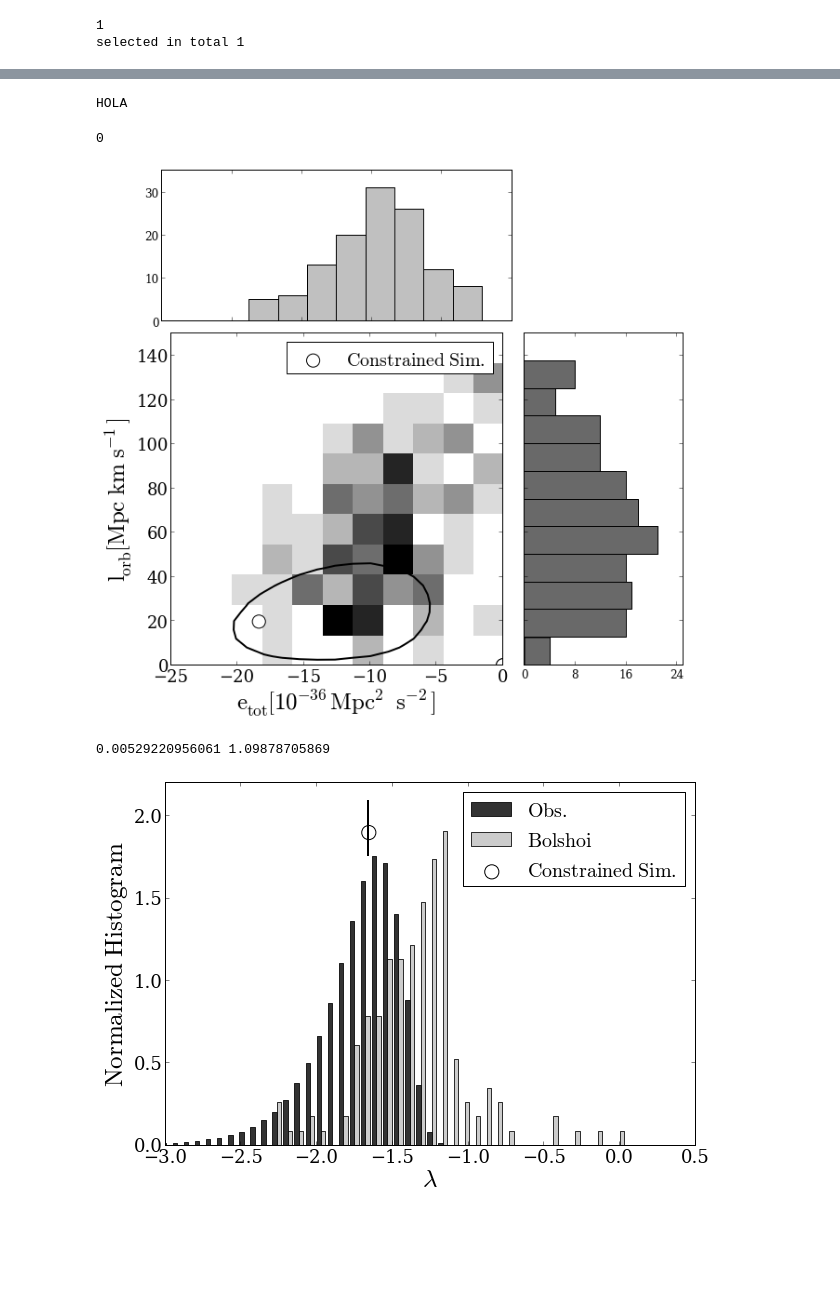
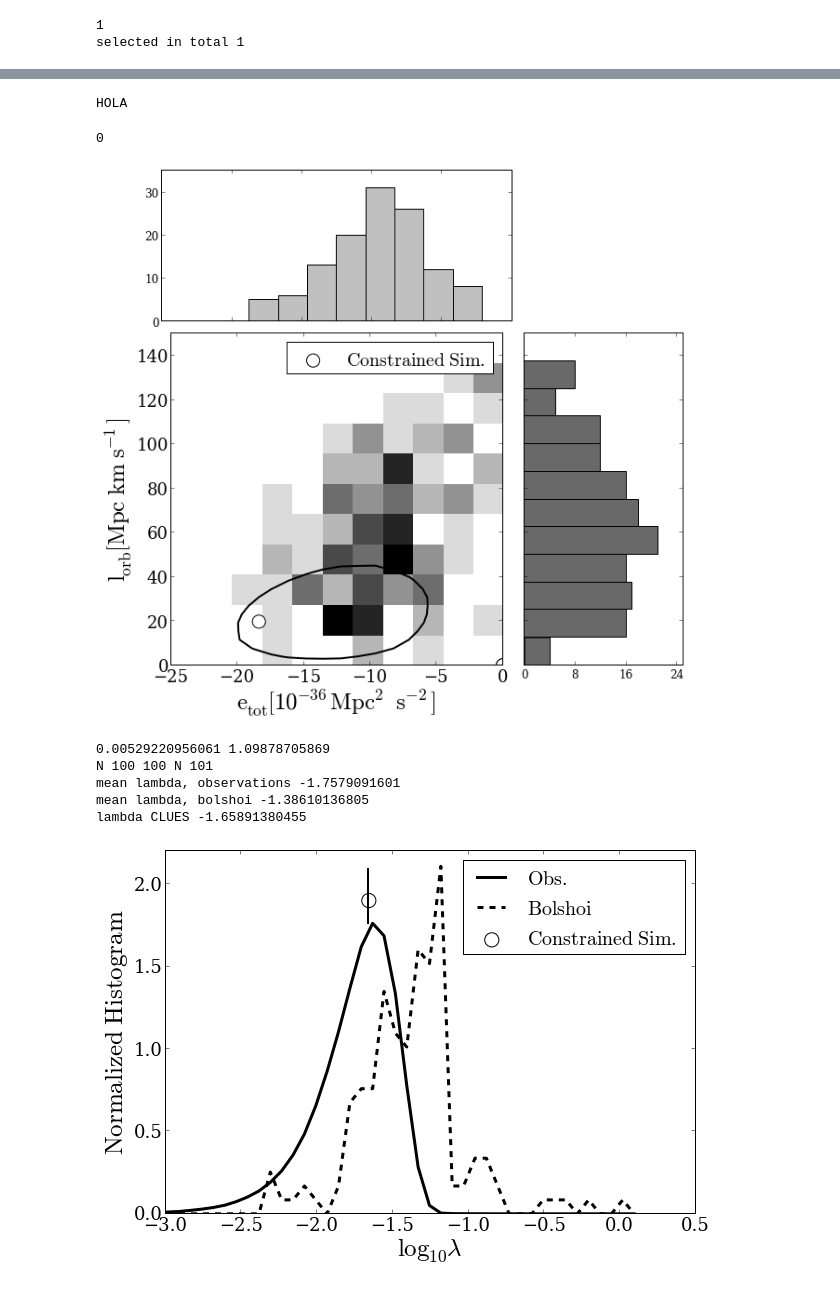
Before and after one commit to astroandes/LG_Kinematics, a Jupyter notebook: code/simulation_JE.ipynb, the cells around one changed output, grey strips where cells are left out. Cells and saved outputs as stored; diff of their text form; code cells hidden in the pictures; blank space fills up the shorter version.

```diff
--- a/code/simulation_JE.ipynb
+++ b/code/simulation_JE.ipynb
@@ -3,7 +3,7 @@ from makeTempHistogramPlot import *
 from generateInfo import *
 
 # Global filepaths
-repo_path ="/home/jeforero/Writing/"
+repo_path ="/home/jeforero/Dropbox/"
 data_path = repo_path + "/LG_Kinematics/data/"
 
 # Global constants
@@ -358,14 +358,14 @@ MakeTempHistogramPlot(energy,angular_momentum,filename=filename,
 # %% [output]
 HOLA
 0
-[figure, old version]
+[figure, new version]
 # %%
 #make the plot with the 'spin parameter'
 print amin(lambda_orbit), amax(lambda_orbit)
 #Figure with the spin parameter distribution
 fig = figure(1, figsize=(9.5,6.5))
 ax = axes()
-ax.set_xlabel("$\mathrm{\lambda}$",fontsize=25)
+ax.set_xlabel("$\log_{10}\mathrm{\lambda}$",fontsize=25)
 ax.set_ylabel("$\mathrm{Normalized\ Histogram}$",fontsize=25)
 ticklabels_x = ax.get_xticklabels()
 ticklabels_y = ax.get_yticklabels()
@@ -377,8 +377,17 @@ for label_y in ticklabels_y:
     label_y.set_fontsize(18)
     label_y.set_family('serif')
 
-n, bins, patches = ax.hist([log10(lambda_obs),log10(lambda_orbit)], 100,normed=[0,0], color = ['black', 'silver'], alpha=0.8,
-                    label=["$\mathrm{Obs.}$","$\mathrm{Bolshoi}$"])
+#n, bins, patches = ax.hist([log10(lambda_obs),log10(lambda_orbit)], 100,normed=[0,0], color = ['black', 'silver'], alpha=0.8,
+#                    label=["$\mathrm{Obs.}$","$\mathrm{Bolshoi}$"])
+print "N", n[0].size, n[1].size,"N", size(bins)
+plot(bins[:-1],n[0],color='black',ms=1,linewidth=3.0, label="$\mathrm{Obs.}$")
+plot(bins[:-1],n[1],'r--',color='black',ms=2,linewidth=3.0, label="$\mathrm{Bolshoi}$")
+#plot(bins[:-1],n[0])
+#plot(bins[:-1],n[1])
+mean_lambda_obs = sum(bins[:-1]*n[0])/sum(n[0])
+print 'mean lambda, observations', mean_lambda_obs
+mean_lambda_lcdm = sum(bins[:-1]*n[1])/sum(n[1])
+print 'mean lambda, bolshoi', mean_lambda_lcdm
 
 n_clues=3
 clues1=data_path+"pair_physical_vweb_IC10909.dat"
@@ -400,32 +409,36 @@ for i in range(n_clues):
 
 
 
     e_CLUES = clues_data[i,0]
     l_CLUES = clues_data[i,1]
     total_mass_CLUES = clues_data[i,2]
     mu_CLUES = clues_data[i,3]
 
     lambda_CLUES = mu_CLUES**1.5 * (l_CLUES * L_UNITS * KM_TO_MPC) * \
         sqrt(abs(e_CLUES * E_UNITS)) / (G_GRAV * (total_mass_CLUES )**(5.0/2.0))
     lambda_CLUES = log10(lambda_CLUES)
     y_value=1.9
 
     ax.axvline(x=lambda_CLUES,ymin=0.8,ymax=0.95,c="black",linewidth=2)
     if(i==0):
         ax.scatter(lambda_CLUES, y_value, color='white', edgecolors='black', s=200, label='$\mathrm{Constrained\ Sim.}$')
     else:
         ax.scatter(lambda_CLUES, y_value, color='white', edgecolors='black', s=200)
-
+    print 'lambda CLUES', lambda_CLUES
 ax.legend(loc=0, scatterpoints=1, prop={'size':20})
 
 ax.set_xlim([-3.0,0.5])
 ax.set_ylim([0.0,2.2])
 filename='test_lambda_'+halo_finder
 if(narrow_data):
     filename=filename+'_narrow'
 savefig(filename + '.eps',format = 'eps', transparent=True)
 savefig(filename + '.pdf',format = 'pdf', transparent=True)
 savefig(filename + '.png',format = 'png', transparent=True)
 # %% [output]
 0.00529220956061 1.09878705869
+N 100 100 N 101
+mean lambda, observations -1.7579091601
+mean lambda, bolshoi -1.38610136805
+lambda CLUES -1.65891380455
-[figure, old version]
+[figure, new version]
```
Also changed, not shown: parts of 8 cells of this notebook.
